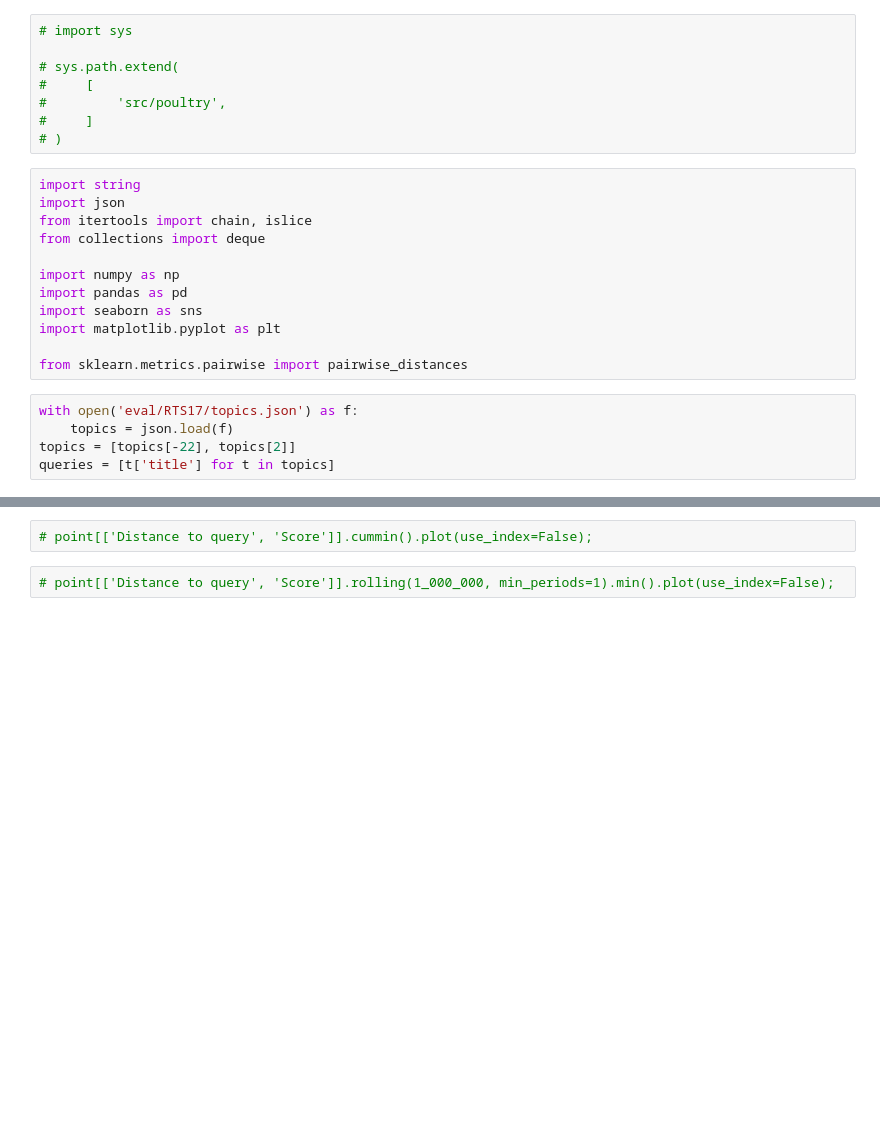
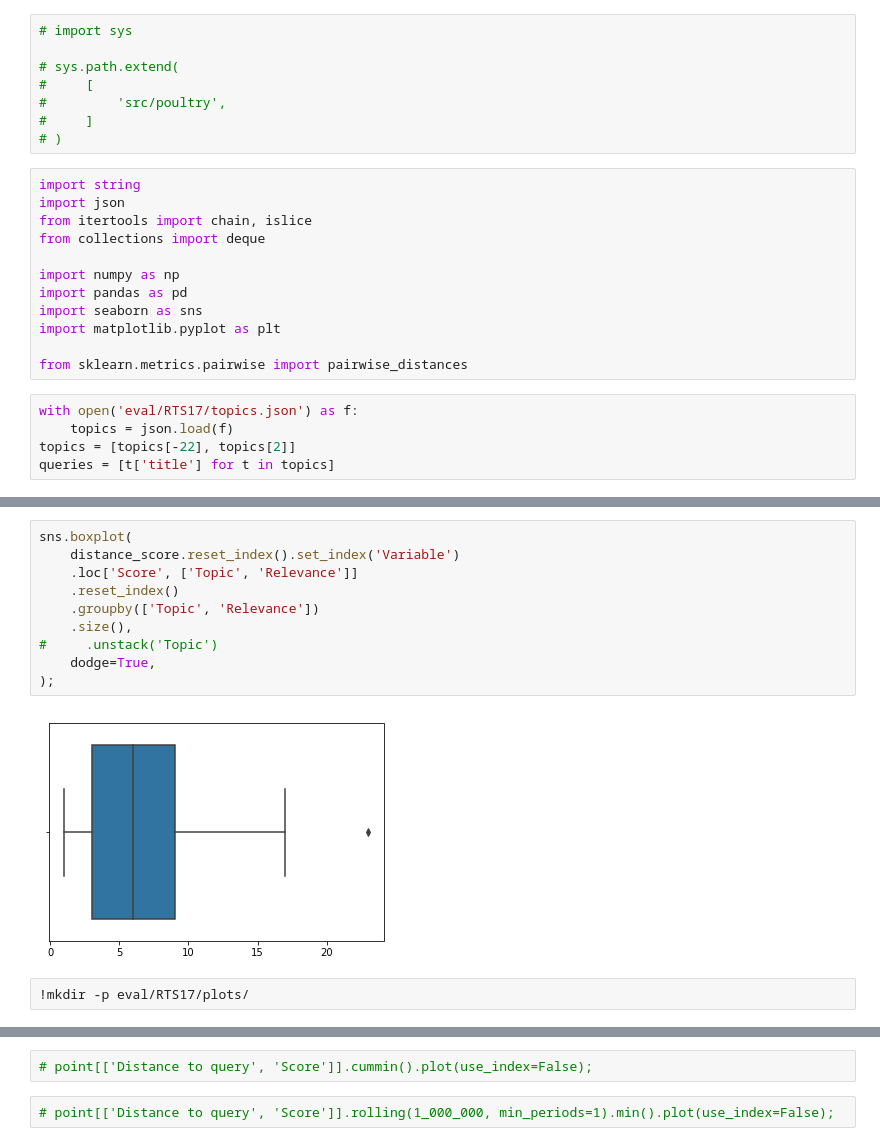
Before and after one commit to dimazest/flock, a Jupyter notebook: rocchio.ipynb, the cells around one changed output, grey strips where cells are left out. Cells and saved outputs as stored; diff of their text form; blank space fills up the shorter version.

```diff
--- a/rocchio.ipynb
+++ b/rocchio.ipynb
@@ -138,0 +145,14 @@ distance_score = (
+# %%
+sns.boxplot(
+    distance_score.reset_index().set_index('Variable')
+    .loc['Score', ['Topic', 'Relevance']]
+    .reset_index()
+    .groupby(['Topic', 'Relevance'])
+    .size(),
+#     .unstack('Topic')
+    dodge=True,
+);
+# %% [output]
+[figure, added]
+# %%
+!mkdir -p eval/RTS17/plots/
```
Also changed, not shown: parts of 23 cells of this notebook.
